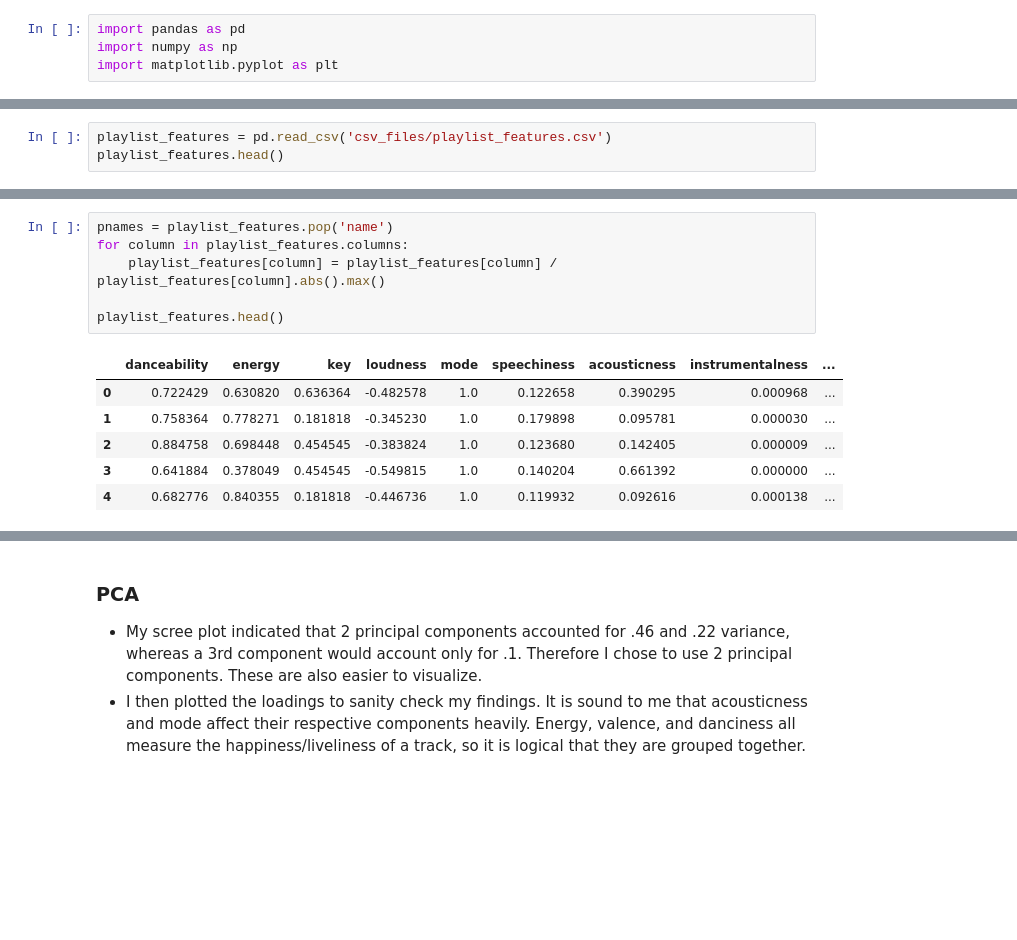
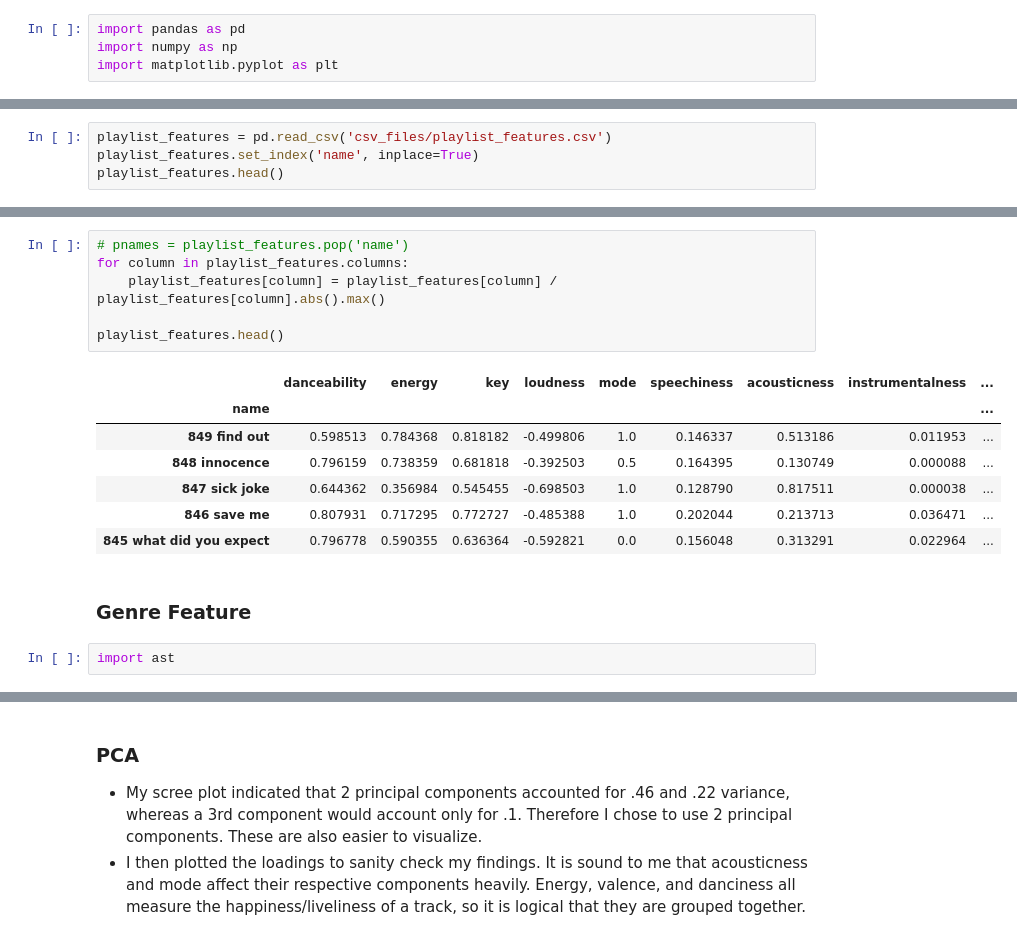
Before and after one commit to nightrainlily/turntable, a Jupyter notebook: ml.ipynb, the cells around one changed output, grey strips where cells are left out. Drawn from its saved outputs; the diff is of its cells as text; blank space fills up the shorter version.

```diff
--- a/ml.ipynb
+++ b/ml.ipynb
@@ -8,5 +8,6 @@ import matplotlib.pyplot as plt
 - I then normalized my column values to prep the dataset for clustering
 # %%
 playlist_features = pd.read_csv('csv_files/playlist_features.csv')
+playlist_features.set_index('name', inplace=True)
 playlist_features.head()
 # %% [output]
@@ -35,13 +38,18 @@ playlist_features.drop(['key', 'liveness'], axis=1)
 # %%
-pnames = playlist_features.pop('name')
+# pnames = playlist_features.pop('name')
 for column in playlist_features.columns:
     playlist_features[column] = playlist_features[column] / playlist_features[column].abs().max()
 
 playlist_features.head()
 # %% [output]
 |  | danceability | energy | key | loudness | mode | speechiness | acousticness | instrumentalness | ... |
-| 0 | 0.722429 | 0.630820 | 0.636364 | -0.482578 | 1.0 | 0.122658 | 0.390295 | 0.000968 | ... |
-| 1 | 0.758364 | 0.778271 | 0.181818 | -0.345230 | 1.0 | 0.179898 | 0.095781 | 0.000030 | ... |
-| 2 | 0.884758 | 0.698448 | 0.454545 | -0.383824 | 1.0 | 0.123680 | 0.142405 | 0.000009 | ... |
-| 3 | 0.641884 | 0.378049 | 0.454545 | -0.549815 | 1.0 | 0.140204 | 0.661392 | 0.000000 | ... |
-| 4 | 0.682776 | 0.840355 | 0.181818 | -0.446736 | 1.0 | 0.119932 | 0.092616 | 0.000138 | ... |
+| name |  |  |  |  |  |  |  |  | ... |
+| 849 find out | 0.598513 | 0.784368 | 0.818182 | -0.499806 | 1.0 | 0.146337 | 0.513186 | 0.011953 | ... |
+| 848 innocence | 0.796159 | 0.738359 | 0.681818 | -0.392503 | 0.5 | 0.164395 | 0.130749 | 0.000088 | ... |
+| 847 sick joke | 0.644362 | 0.356984 | 0.545455 | -0.698503 | 1.0 | 0.128790 | 0.817511 | 0.000038 | ... |
+| 846 save me | 0.807931 | 0.717295 | 0.772727 | -0.485388 | 1.0 | 0.202044 | 0.213713 | 0.036471 | ... |
+| 845 what did you expect | 0.796778 | 0.590355 | 0.636364 | -0.592821 | 0.0 | 0.156048 | 0.313291 | 0.022964 | ... |
+# %% [markdown]
+### Genre Feature
+# %%
+import ast
```
Also changed, not shown: parts of 35 cells of this notebook, 2 other files.
